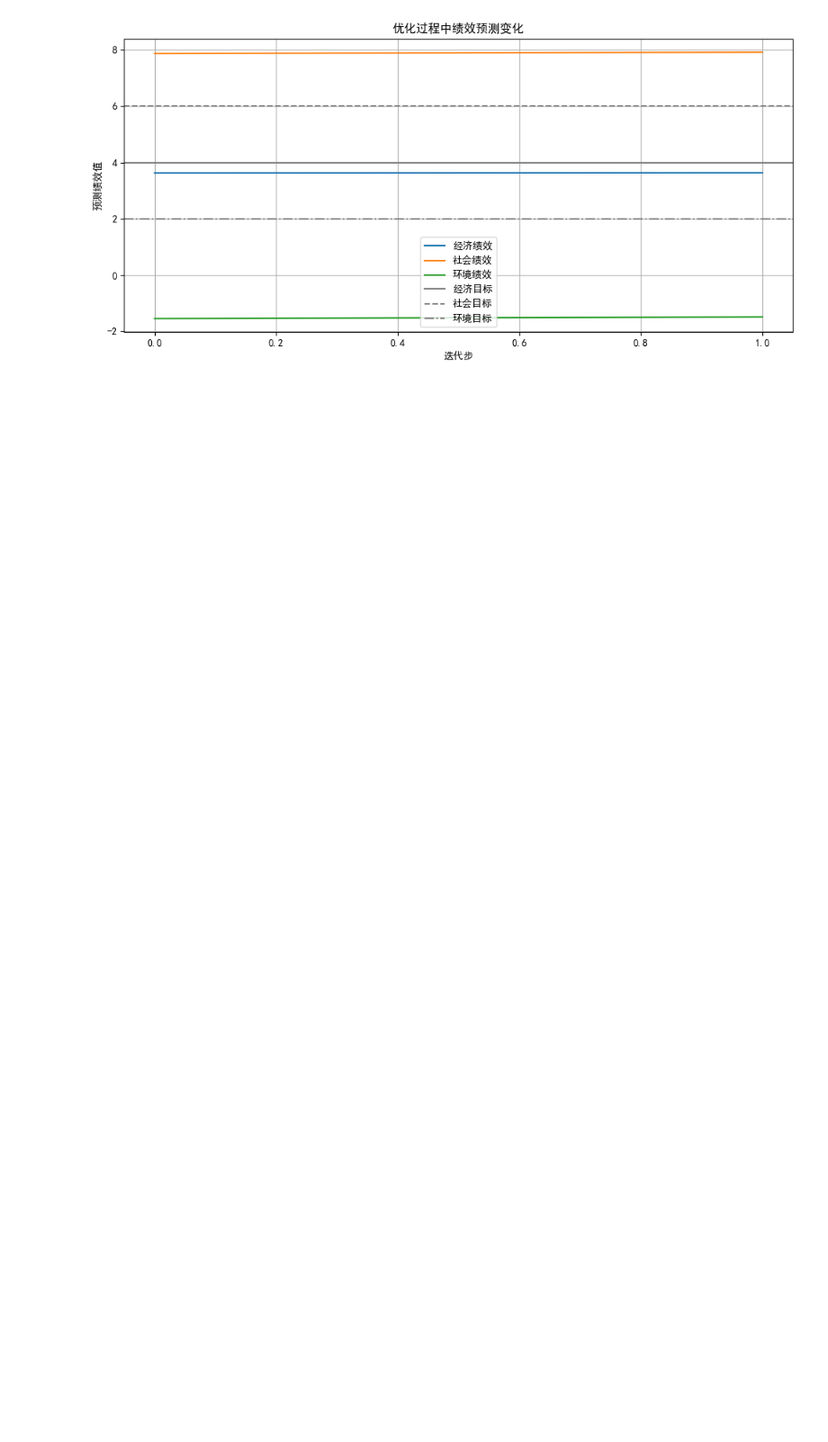
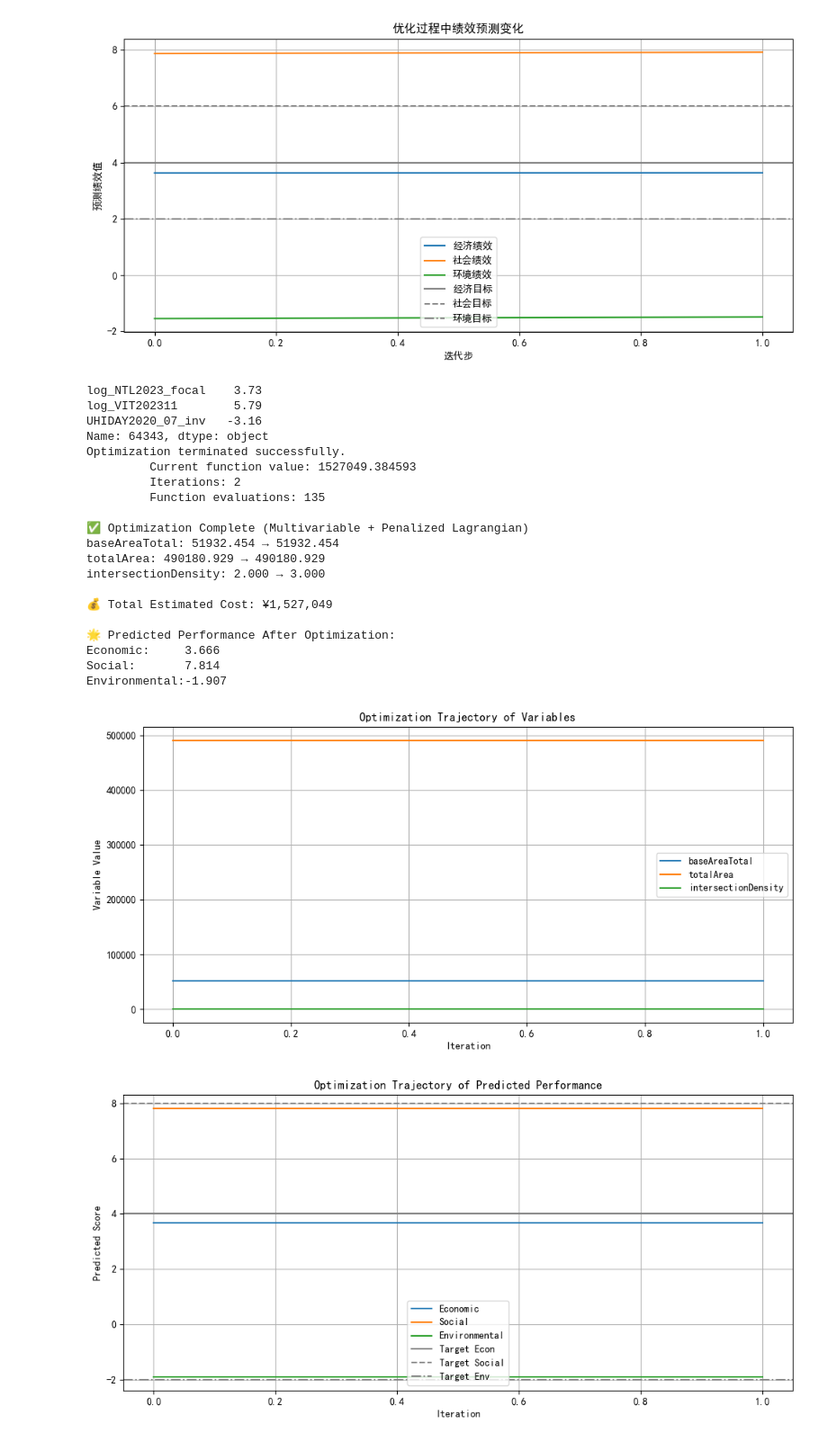
Before and after one commit to Sealxuyh/Urban-form, a Jupyter notebook: code/04_Optimization.ipynb, the cells around one changed output. Shown at 90% size. Saved outputs shown, nothing was run; the diff lists cells and outputs as text; code cells hidden in the pictures; blank space fills up the shorter version.

```diff
--- a/code/04_Optimization.ipynb
+++ b/code/04_Optimization.ipynb
@@ -58,7 +58,7 @@ pd.options.display.float_format = '{:.2f}'.format         # Format float output
 pd.set_option('display.max_columns', None)                # Show all columns
 
 # ------------------ Matplotlib Settings ------------------
-plt.rcParams['font.sans-serif'] = ['SimHei']              # Support Chinese characters
+plt.rcParams['font.sans-serif'] = ['Arial']              # Support Chinese characters
 plt.rcParams['axes.unicode_minus'] = False                # Display minus signs correctly
 
 # Inline plot display (only needed in notebooks)
@@ -73,6 +73,9 @@ import json
 
 from scipy.optimize import minimize
 import matplotlib.pyplot as plt
+import deap
+import random
+from deap import base, creator, tools, algorithms
 # %% [markdown]
 # Data & model imports
 # %%
@@ -105,7 +121,7 @@ features = [
 targets = ['log_NTL2023_focal', 'log_VIT202311', 'UHIDAY2020_07_inv']
 # %%
 # Define model folder
-model_dir = "../output/models"
+model_dir = "../output/archive/models"
 
 # Dictionary to store loaded models
 models = {}
@@ -596,0 +754,49 @@ SVF: 0.735 → 0.851
+# %%
+# Select blocks
+block_selected = grid500[grid500['Global_ID'] == 64672].iloc[0]
+print(block_selected[targets])
+
+result = run_urban_form_optimization(
+    block_selected=block_selected,
+    features=features,
+    models=models,
+    thresholds={'economic': 4, 'social': 8, 'environment': -2},
+    opt_vars=['baseAreaTotal', 'totalArea', 'intersectionDensity'],
+    cost_weights={
+        'baseAreaTotal': 120000000,
+        'totalArea': 1200000000,
+        'intersectionDensity': 120000000,
+    },
+    bounds_dict={
+        'baseAreaTotal': (15000, 75000),
+        'totalArea': (80000, 750000),
+        'intersectionDensity': (2, 44)
+    },
+    rho=1e7,
+    method='Powell',
+    maxiter=100,
+    verbose=True
+)
+# %% [output]
+log_NTL2023_focal    3.73
+log_VIT202311        5.79
+UHIDAY2020_07_inv   -3.16
+Name: 64343, dtype: object
+Optimization terminated successfully.
+         Current function value: 1527049.384593
+         Iterations: 2
+         Function evaluations: 135
+
+✅ Optimization Complete (Multivariable + Penalized Lagrangian)
+baseAreaTotal: 51932.454 → 51932.454
+totalArea: 490180.929 → 490180.929
+intersectionDensity: 2.000 → 3.000
+
+💰 Total Estimated Cost: ¥1,527,049
+
+🌟 Predicted Performance After Optimization:
+Economic:     3.666
+Social:       7.814
+Environmental:-1.907
+[figure, added]
+[figure, added]
```
Also changed, not shown: parts of 11 cells of this notebook, 3 other files.
